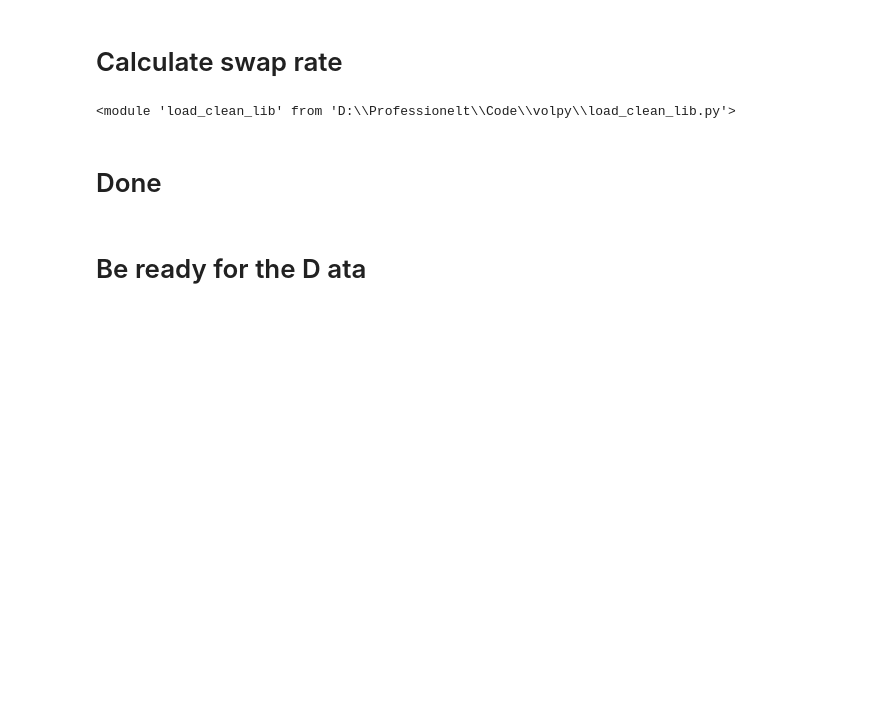
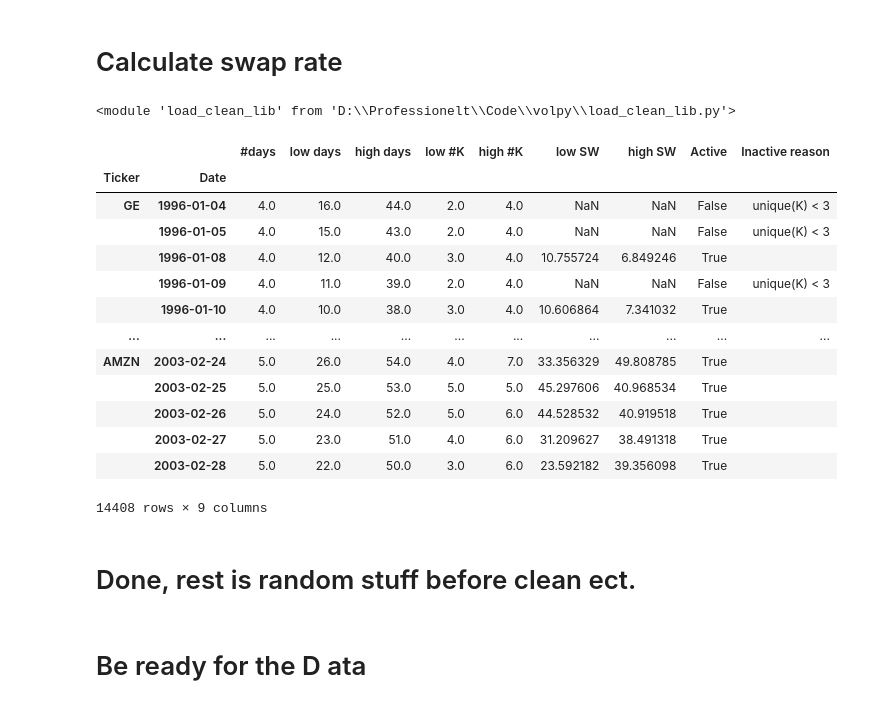
Before and after one commit to MadsHebsgaard/volpy, a Jupyter notebook: main.ipynb, the cells around one changed output. Drawn from its saved outputs; the diff is of its cells as text; code cells hidden in the pictures; blank space fills up the shorter version.

```diff
--- a/main.ipynb
+++ b/main.ipynb
@@ -82,13 +82,30 @@ importlib.reload(load_clean_lib)
 <module 'load_clean_lib' from 'D:\\Professionelt\\Code\\volpy\\load_clean_lib.py'>
 # %%
 summary_dly_df = vp.fill_swap_rates(summary_dly_df, od_rdy, n_points=200)
+# %%
+summary_dly_df
+# %% [output]
+|  |  | #days | low days | high days | low #K | high #K | low SW | high SW | Active | Inactive reason |
+| Ticker | Date |  |  |  |  |  |  |  |  |  |
+| GE | 1996-01-04 | 4.0 | 16.0 | 44.0 | 2.0 | 4.0 | NaN | NaN | False | unique(K) < 3 |
+|  | 1996-01-05 | 4.0 | 15.0 | 43.0 | 2.0 | 4.0 | NaN | NaN | False | unique(K) < 3 |
+|  | 1996-01-08 | 4.0 | 12.0 | 40.0 | 3.0 | 4.0 | 10.755724 | 6.849246 | True |  |
+|  | 1996-01-09 | 4.0 | 11.0 | 39.0 | 2.0 | 4.0 | NaN | NaN | False | unique(K) < 3 |
+|  | 1996-01-10 | 4.0 | 10.0 | 38.0 | 3.0 | 4.0 | 10.606864 | 7.341032 | True |  |
+| ... | ... | ... | ... | ... | ... | ... | ... | ... | ... | ... |
+| AMZN | 2003-02-24 | 5.0 | 26.0 | 54.0 | 4.0 | 7.0 | 33.356329 | 49.808785 | True |  |
+|  | 2003-02-25 | 5.0 | 25.0 | 53.0 | 5.0 | 5.0 | 45.297606 | 40.968534 | True |  |
+|  | 2003-02-26 | 5.0 | 24.0 | 52.0 | 5.0 | 6.0 | 44.528532 | 40.919518 | True |  |
+|  | 2003-02-27 | 5.0 | 23.0 | 51.0 | 4.0 | 6.0 | 31.209627 | 38.491318 | True |  |
+|  | 2003-02-28 | 5.0 | 22.0 | 50.0 | 3.0 | 6.0 | 23.592182 | 39.356098 | True |  |
+14408 rows × 9 columns
 # %%
 summary_dly_df.to_csv("data/summary_dly_df.csv")
 od_rdy.to_csv("data/od_rdy.csv")
 # %%
 summary_dly_df
 # %% [markdown]
-# Done
+# Done, rest is random stuff before clean ect.
 # %% [markdown]
 # Be ready for the D ata
 # %% [markdown]
```
Also changed, not shown: parts of 1 cell of this notebook, 1 other file.
